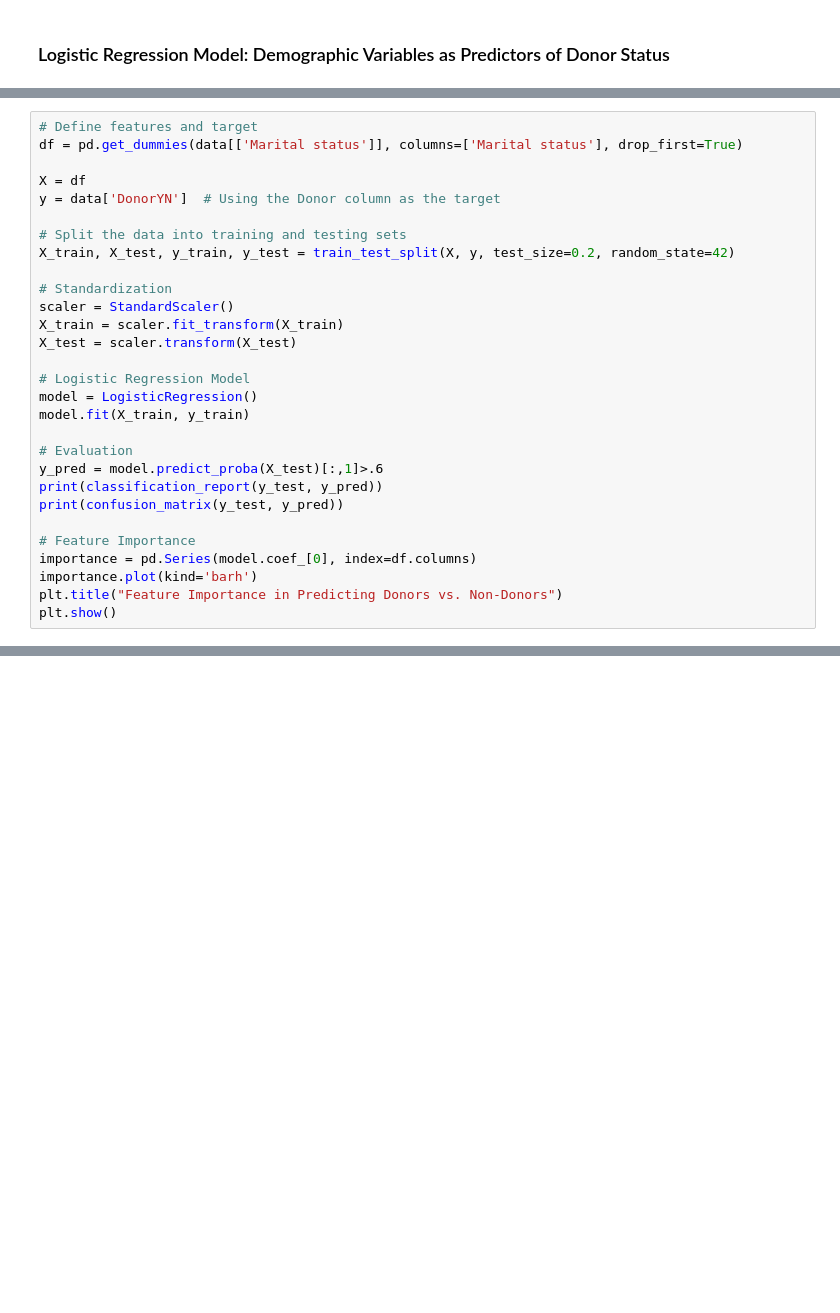
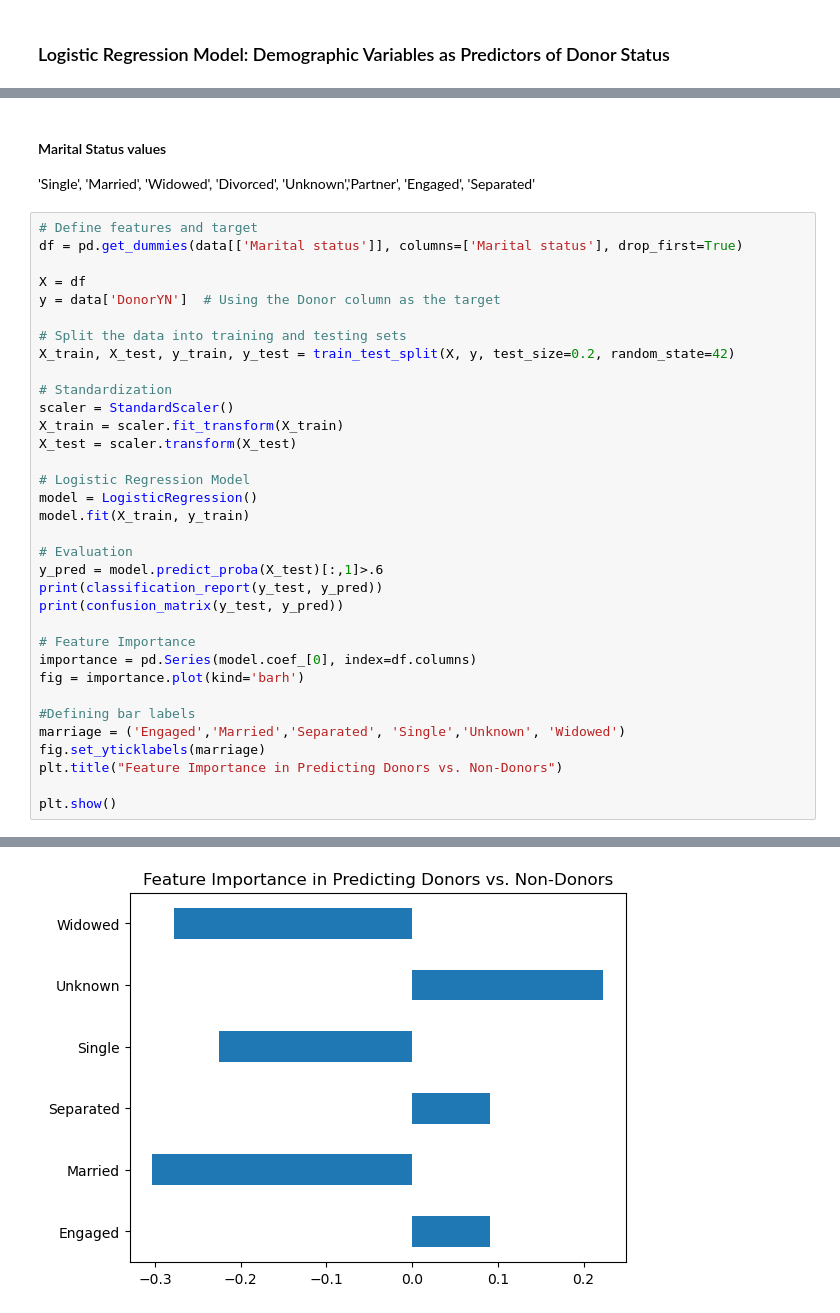
Before and after one commit to pandarik/Predict-Donor-Behavior, a Jupyter notebook: Caleb/DonorAttributes.ipynb, the cells around one changed output, grey strips where cells are left out. Saved outputs shown, nothing was run; the diff lists cells and outputs as text; blank space fills up the shorter version.

```diff
--- a/Caleb/DonorAttributes.ipynb
+++ b/Caleb/DonorAttributes.ipynb
@@ -382,3 +407,6 @@ data['Marital status']
+# %% [markdown]
+#### Marital Status values
+'Single', 'Married', 'Widowed', 'Divorced', 'Unknown','Partner', 'Engaged', 'Separated'
 # %%
 # Define features and target
 df = pd.get_dummies(data[['Marital status']], columns=['Marital status'], drop_first=True)
@@ -405,6 +433,12 @@ print(confusion_matrix(y_test, y_pred))
 
 # Feature Importance
 importance = pd.Series(model.coef_[0], index=df.columns)
-importance.plot(kind='barh')
+fig = importance.plot(kind='barh')
+
+#Defining bar labels
+marriage = ('Engaged','Married','Separated', 'Single','Unknown', 'Widowed')
+fig.set_yticklabels(marriage)
 plt.title("Feature Importance in Predicting Donors vs. Non-Donors")
+
 plt.show()
+# %% [output]
@@ -411 +456,2 @@ plt.show()
+[figure, added]
 # %% [markdown]
```
Also changed, not shown: parts of 30 cells of this notebook.
